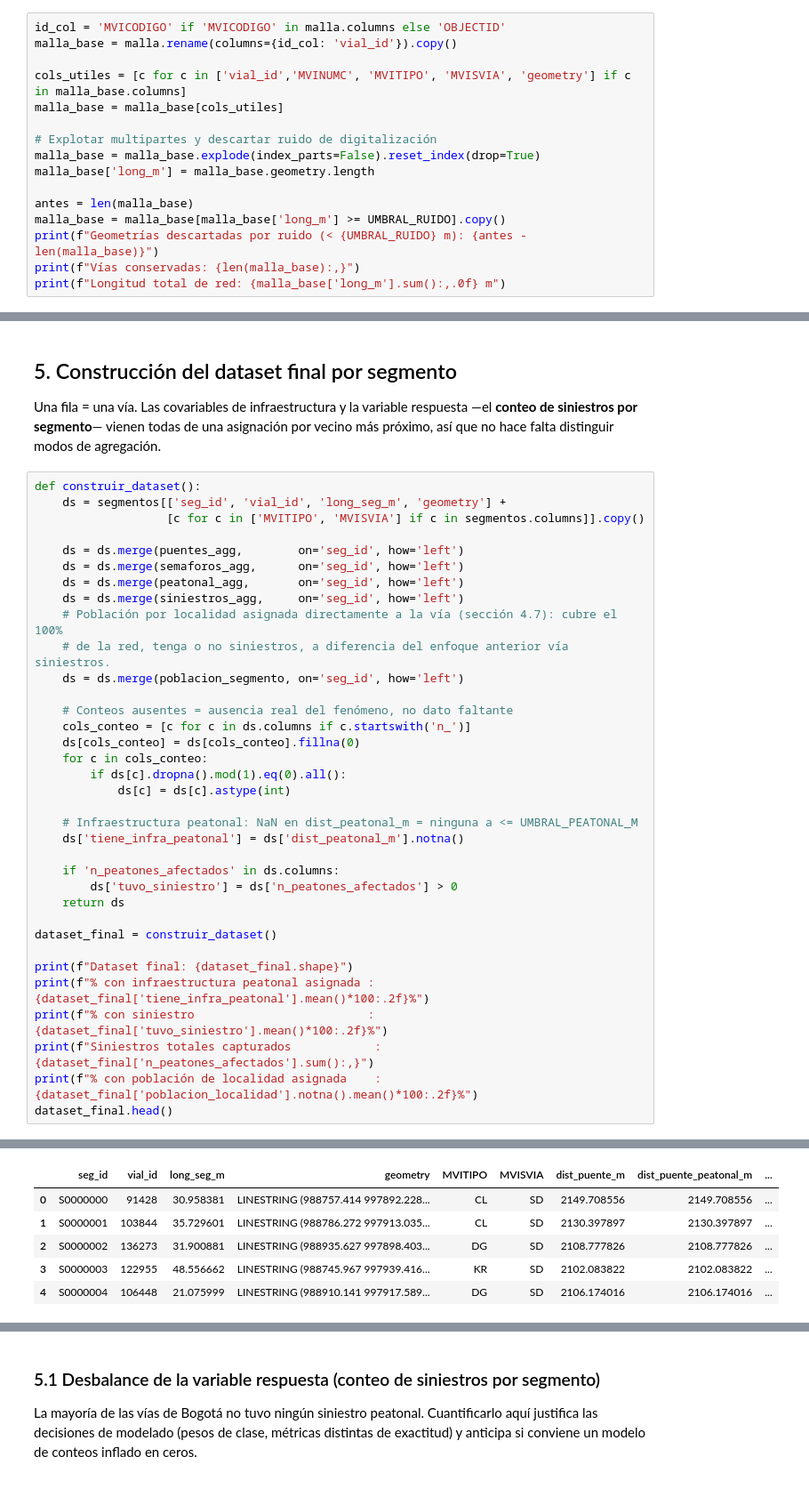
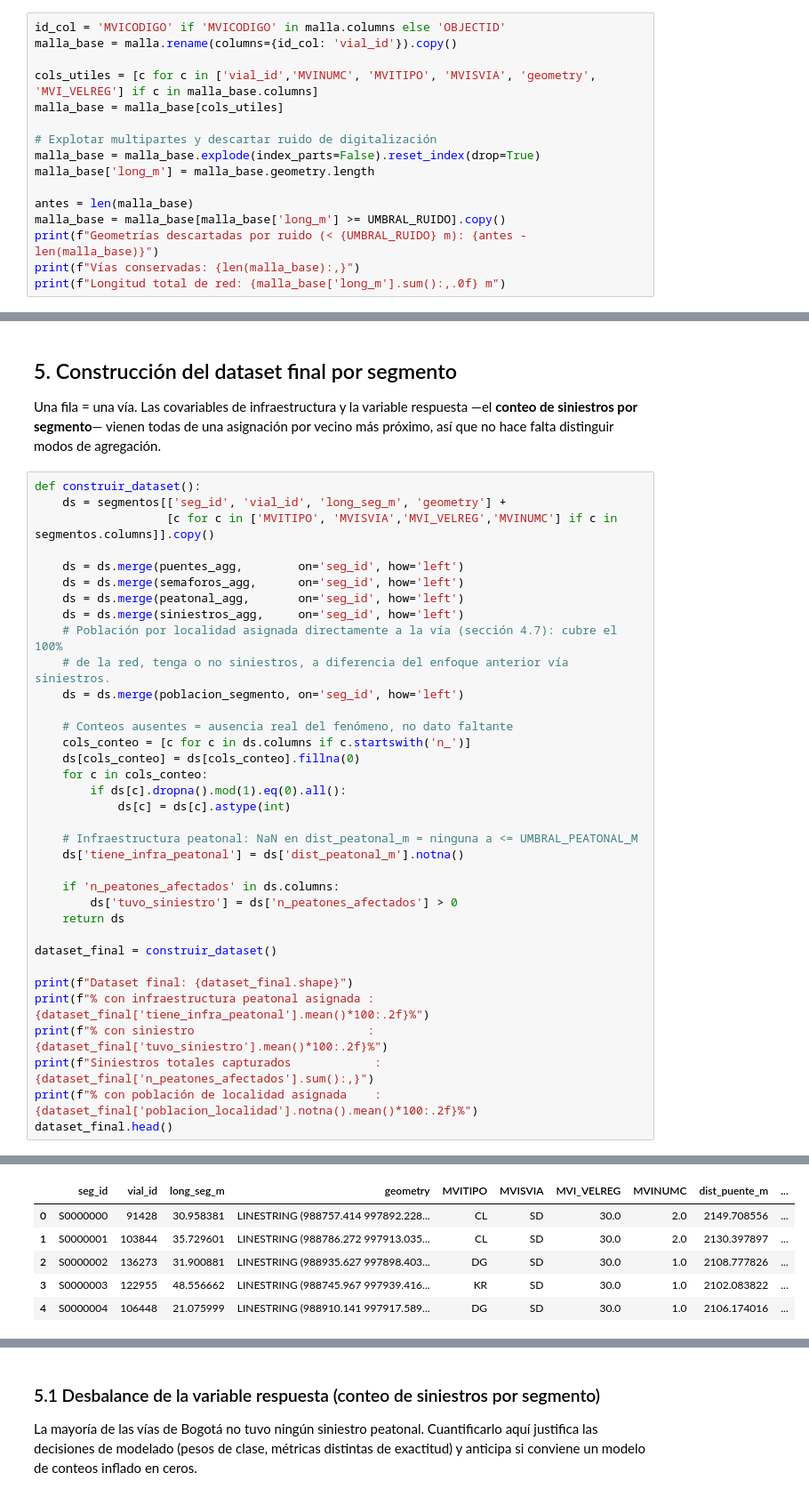
Before and after one commit to BryHerNi21/TT, a Jupyter notebook: Union_segmentos2.ipynb, the cells around one changed output, grey strips where cells are left out. Shown at 89% size. Cells and saved outputs as stored; diff of their text form.

```diff
--- a/Union_segmentos2.ipynb
+++ b/Union_segmentos2.ipynb
@@ -171,7 +171,7 @@ lo es.
 id_col = 'MVICODIGO' if 'MVICODIGO' in malla.columns else 'OBJECTID'
 malla_base = malla.rename(columns={id_col: 'vial_id'}).copy()
 
-cols_utiles = [c for c in ['vial_id','MVINUMC', 'MVITIPO', 'MVISVIA', 'geometry'] if c in malla_base.columns]
+cols_utiles = [c for c in ['vial_id','MVINUMC', 'MVITIPO', 'MVISVIA', 'geometry', 'MVI_VELREG'] if c in malla_base.columns]
 malla_base = malla_base[cols_utiles]
 
 # Explotar multipartes y descartar ruido de digitalización
@@ -677,7 +733,7 @@ no hace falta distinguir modos de agregación.
 # %%
 def construir_dataset():
     ds = segmentos[['seg_id', 'vial_id', 'long_seg_m', 'geometry'] +
-                   [c for c in ['MVITIPO', 'MVISVIA'] if c in segmentos.columns]].copy()
+                   [c for c in ['MVITIPO', 'MVISVIA','MVI_VELREG','MVINUMC'] if c in segmentos.columns]].copy()
 
     ds = ds.merge(puentes_agg,        on='seg_id', how='left')
     ds = ds.merge(semaforos_agg,      on='seg_id', how='left')
@@ -717,6 +774,6 @@ Siniestros totales capturados            : 21,701
-|  | seg_id | vial_id | long_seg_m | geometry | MVITIPO | MVISVIA | dist_puente_m | dist_puente_peatonal_m | ... |
-| 0 | S0000000 | 91428 | 30.958381 | LINESTRING (988757.414 997892.228... | CL | SD | 2149.708556 | 2149.708556 | ... |
-| 1 | S0000001 | 103844 | 35.729601 | LINESTRING (988786.272 997913.035... | CL | SD | 2130.397897 | 2130.397897 | ... |
-| 2 | S0000002 | 136273 | 31.900881 | LINESTRING (988935.627 997898.403... | DG | SD | 2108.777826 | 2108.777826 | ... |
-| 3 | S0000003 | 122955 | 48.556662 | LINESTRING (988745.967 997939.416... | KR | SD | 2102.083822 | 2102.083822 | ... |
-| 4 | S0000004 | 106448 | 21.075999 | LINESTRING (988910.141 997917.589... | DG | SD | 2106.174016 | 2106.174016 | ... |
+|  | seg_id | vial_id | long_seg_m | geometry | MVITIPO | MVISVIA | MVI_VELREG | MVINUMC | dist_puente_m | ... |
+| 0 | S0000000 | 91428 | 30.958381 | LINESTRING (988757.414 997892.228... | CL | SD | 30.0 | 2.0 | 2149.708556 | ... |
+| 1 | S0000001 | 103844 | 35.729601 | LINESTRING (988786.272 997913.035... | CL | SD | 30.0 | 2.0 | 2130.397897 | ... |
+| 2 | S0000002 | 136273 | 31.900881 | LINESTRING (988935.627 997898.403... | DG | SD | 30.0 | 1.0 | 2108.777826 | ... |
+| 3 | S0000003 | 122955 | 48.556662 | LINESTRING (988745.967 997939.416... | KR | SD | 30.0 | 1.0 | 2102.083822 | ... |
+| 4 | S0000004 | 106448 | 21.075999 | LINESTRING (988910.141 997917.589... | DG | SD | 30.0 | 1.0 | 2106.174016 | ... |
```
Also changed, not shown: parts of 11 cells of this notebook, 5 other files.
